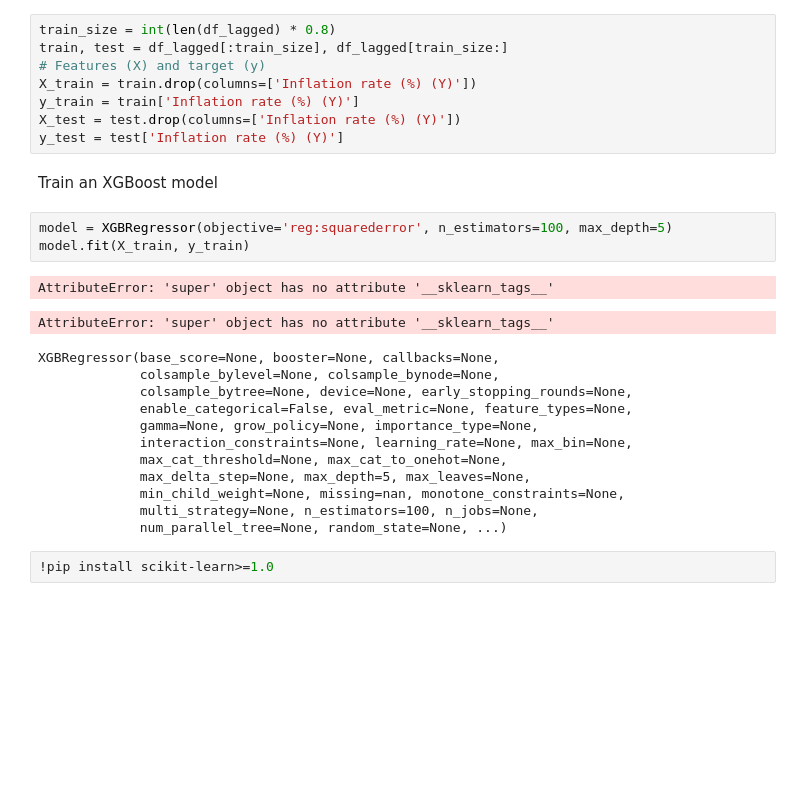
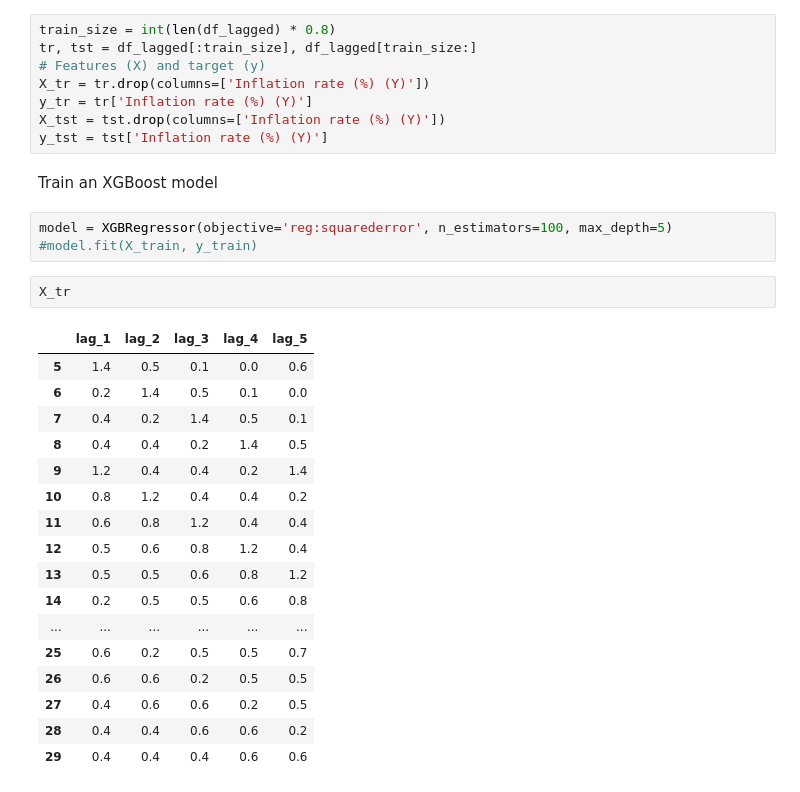
Before and after one commit to nihemelandu/Demand-Forecasting-Models, a Jupyter notebook: python_codes/Level_Time_Series.ipynb, the cells around one changed output. Saved outputs shown, nothing was run; the diff lists cells and outputs as text; blank space fills up the shorter version.

```diff
--- a/python_codes/Level_Time_Series.ipynb
+++ b/python_codes/Level_Time_Series.ipynb
@@ -340,30 +323,34 @@ df_lagged = create_lagged_features(df, lag=lag)
 Split the data into training and test sets
 # %%
 train_size = int(len(df_lagged) * 0.8)
-train, test = df_lagged[:train_size], df_lagged[train_size:]
+tr, tst = df_lagged[:train_size], df_lagged[train_size:]
 # Features (X) and target (y)
-X_train = train.drop(columns=['Inflation rate (%) (Y)'])
-y_train = train['Inflation rate (%) (Y)']
-X_test = test.drop(columns=['Inflation rate (%) (Y)'])
-y_test = test['Inflation rate (%) (Y)']
+X_tr = tr.drop(columns=['Inflation rate (%) (Y)'])
+y_tr = tr['Inflation rate (%) (Y)']
+X_tst = tst.drop(columns=['Inflation rate (%) (Y)'])
+y_tst = tst['Inflation rate (%) (Y)']
 # %% [markdown]
 Train an XGBoost model
 # %%
 model = XGBRegressor(objective='reg:squarederror', n_estimators=100, max_depth=5)
-model.fit(X_train, y_train)
+#model.fit(X_train, y_train)
-# %% [output]
-AttributeError: 'super' object has no attribute '__sklearn_tags__'
-AttributeError: 'super' object has no attribute '__sklearn_tags__'
-XGBRegressor(base_score=None, booster=None, callbacks=None,
-             colsample_bylevel=None, colsample_bynode=None,
-             colsample_bytree=None, device=None, early_stopping_rounds=None,
-             enable_categorical=False, eval_metric=None, feature_types=None,
-             gamma=None, grow_policy=None, importance_type=None,
-             interaction_constraints=None, learning_rate=None, max_bin=None,
-             max_cat_threshold=None, max_cat_to_onehot=None,
-             max_delta_step=None, max_depth=5, max_leaves=None,
-             min_child_weight=None, missing=nan, monotone_constraints=None,
-             multi_strategy=None, n_estimators=100, n_jobs=None,
-             num_parallel_tree=None, random_state=None, ...)
-# %%
-!pip install scikit-learn>=1.0
+# %%
+X_tr
+# %% [output]
+|  | lag_1 | lag_2 | lag_3 | lag_4 | lag_5 |
+| 5 | 1.4 | 0.5 | 0.1 | 0.0 | 0.6 |
+| 6 | 0.2 | 1.4 | 0.5 | 0.1 | 0.0 |
+| 7 | 0.4 | 0.2 | 1.4 | 0.5 | 0.1 |
+| 8 | 0.4 | 0.4 | 0.2 | 1.4 | 0.5 |
+| 9 | 1.2 | 0.4 | 0.4 | 0.2 | 1.4 |
+| 10 | 0.8 | 1.2 | 0.4 | 0.4 | 0.2 |
+| 11 | 0.6 | 0.8 | 1.2 | 0.4 | 0.4 |
+| 12 | 0.5 | 0.6 | 0.8 | 1.2 | 0.4 |
+| 13 | 0.5 | 0.5 | 0.6 | 0.8 | 1.2 |
+| 14 | 0.2 | 0.5 | 0.5 | 0.6 | 0.8 |
+| ... | ... | ... | ... | ... | ... |
+| 25 | 0.6 | 0.2 | 0.5 | 0.5 | 0.7 |
+| 26 | 0.6 | 0.6 | 0.2 | 0.5 | 0.5 |
+| 27 | 0.4 | 0.6 | 0.6 | 0.2 | 0.5 |
+| 28 | 0.4 | 0.4 | 0.6 | 0.6 | 0.2 |
+| 29 | 0.4 | 0.4 | 0.4 | 0.6 | 0.6 |
```
Also changed, not shown: parts of 1 cell of this notebook.
